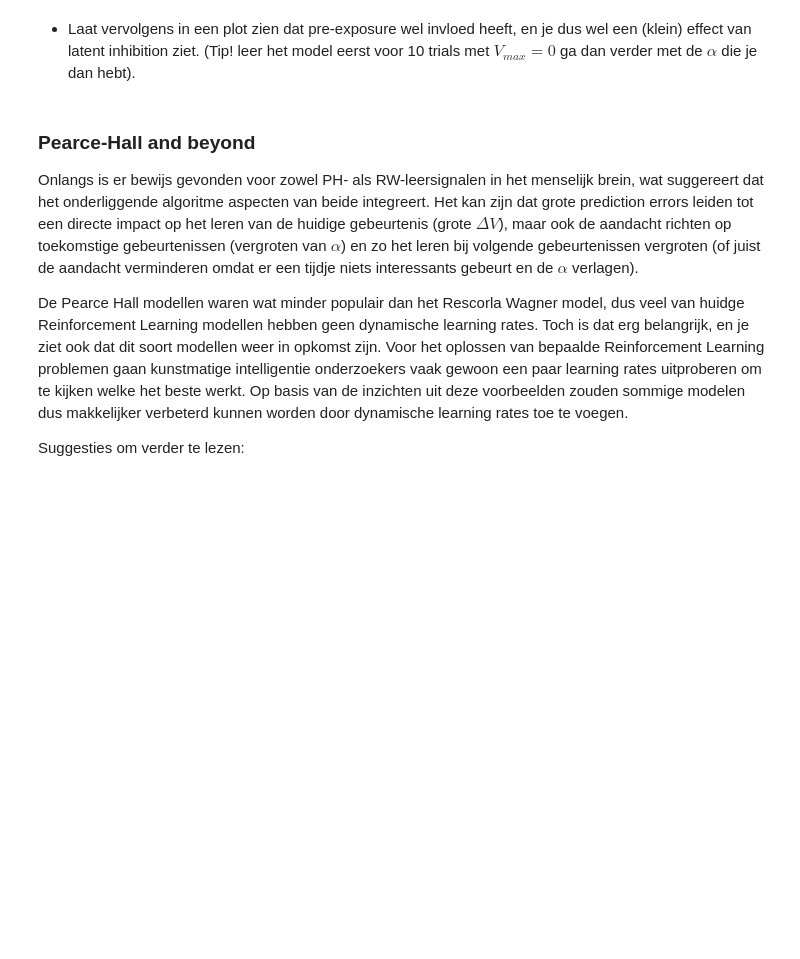
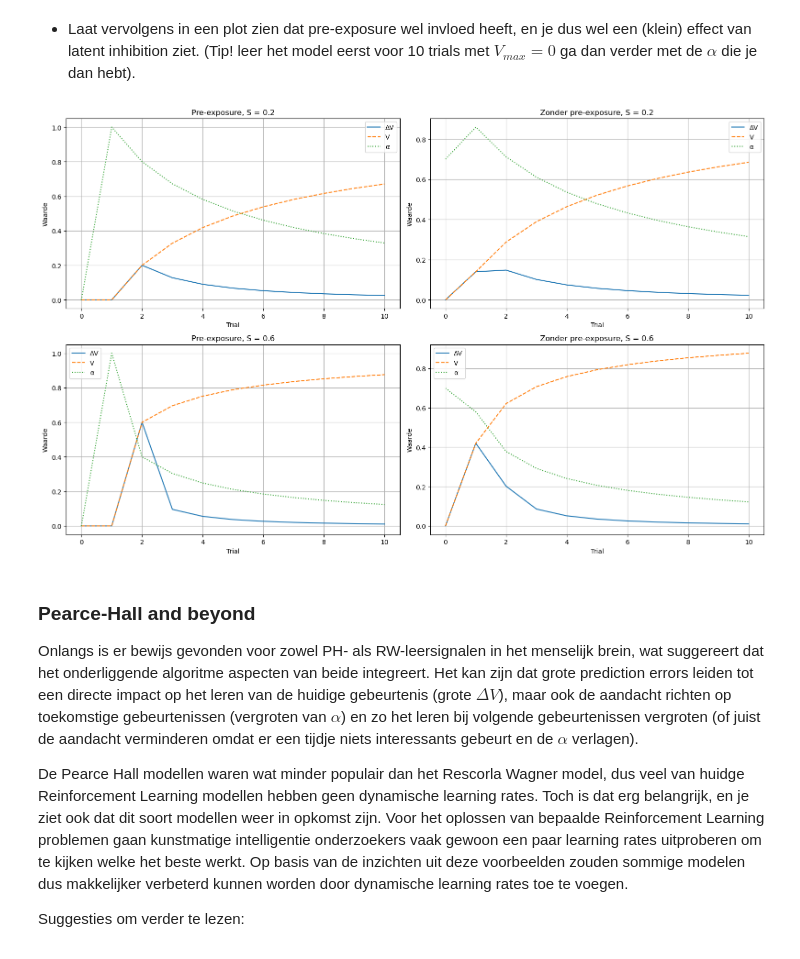
Before and after one commit to xsznr/CogMod, a Jupyter notebook: Assignment 1/Assignment_1.ipynb, the cells around one changed output. Cells and saved outputs as stored; diff of their text form; code cells hidden in the pictures; blank space fills up the shorter version.

```diff
--- a/Assignment 1/Assignment_1.ipynb
+++ b/Assignment 1/Assignment_1.ipynb
@@ -479,3 +621,68 @@ def pearce_hall():
+# %%
+# TO DO plot
+
+# Geen pre-exposure voor S = 0.2 en S = 0.6
+delta_v_geen_pre_exp_S_02, v_geen_pre_exp_S_02, alpha_geen_pre_exp_S_02 = pearce_hall(0.2, 0.7, 0, 1, 10)
+delta_v_geen_pre_exp_S_06, v_geen_pre_exp_S_06, alpha_geen_pre_exp_S_06 = pearce_hall(0.6, 0.7, 0, 1, 10)
+
+# Pre-exposure voor S = 0.2 en S = 0.6
+_, _, alpha_pre_exp_S_02_start = pearce_hall(0.2, 0.7, 0, 0, 10)
+delta_v_pre_exp_S_02, v_pre_exp_S_02, alpha_pre_exp_S_02 = pearce_hall(0.2, alpha_pre_exp_S_02_start[-1], 0, 1, 10)
+
+_, _, alpha_pre_exp_S_06_start = pearce_hall(0.6, 0.7, 0, 0, 10)
+delta_v_pre_exp_S_06, v_pre_exp_S_06, alpha_pre_exp_S_06 = pearce_hall(0.6, alpha_pre_exp_S_06_start[-1], 0, 1, 10)
+
+trials = list(range(11))
+plt.figure(figsize=(16, 10))
+
+# Pre-exposure voor S = 0.2
+plt.subplot(2, 2, 1)
+plt.plot(trials, delta_v_pre_exp_S_02, label='ΔV', linestyle='-')
+plt.plot(trials, v_pre_exp_S_02, label='V', linestyle='--')
+plt.plot(trials, alpha_pre_exp_S_02, label='α', linestyle=':')
+plt.title('Pre-exposure, S = 0.2')
+plt.xlabel('Trial')
+plt.ylabel('Waarde')
+plt.grid(True)
+plt.legend()
+
+# Geen pre-exposure voor S = 0.2
+plt.subplot(2, 2, 2)
+plt.plot(trials, delta_v_geen_pre_exp_S_02, label='ΔV', linestyle='-')
+plt.plot(trials, v_geen_pre_exp_S_02, label='V', linestyle='--')
+plt.plot(trials, alpha_geen_pre_exp_S_02, label='α', linestyle=':')
+plt.title('Zonder pre-exposure, S = 0.2')
+plt.xlabel('Trial')
+plt.ylabel('Waarde')
+plt.grid(True)
+plt.legend()
+
+# Pre-exposure voor S = 0.6
+plt.subplot(2, 2, 3)
+plt.plot(trials, delta_v_pre_exp_S_06, label='ΔV', linestyle='-')
+plt.plot(trials, v_pre_exp_S_06, label='V', linestyle='--')
+plt.plot(trials, alpha_pre_exp_S_06, label='α', linestyle=':')
+plt.title('Pre-exposure, S = 0.6')
+plt.xlabel('Trial')
+plt.ylabel('Waarde')
+plt.grid(True)
+plt.legend()
+
+# Geen pre-exposure voor S = 0.6
+plt.subplot(2, 2, 4)
+plt.plot(trials, delta_v_geen_pre_exp_S_06, label='ΔV', linestyle='-')
+plt.plot(trials, v_geen_pre_exp_S_06, label='V', linestyle='--')
+plt.plot(trials, alpha_geen_pre_exp_S_06, label='α', linestyle=':')
+plt.title('Zonder pre-exposure, S = 0.6')
+plt.xlabel('Trial')
+plt.ylabel('Waarde')
+plt.grid(True)
+plt.legend()
+
+plt.tight_layout()
+plt.show()
+# %% [output]
+[figure, added]
 # %% [markdown]
 ###  Pearce-Hall and beyond
 
```
Also changed, not shown: parts of 23 cells of this notebook.
